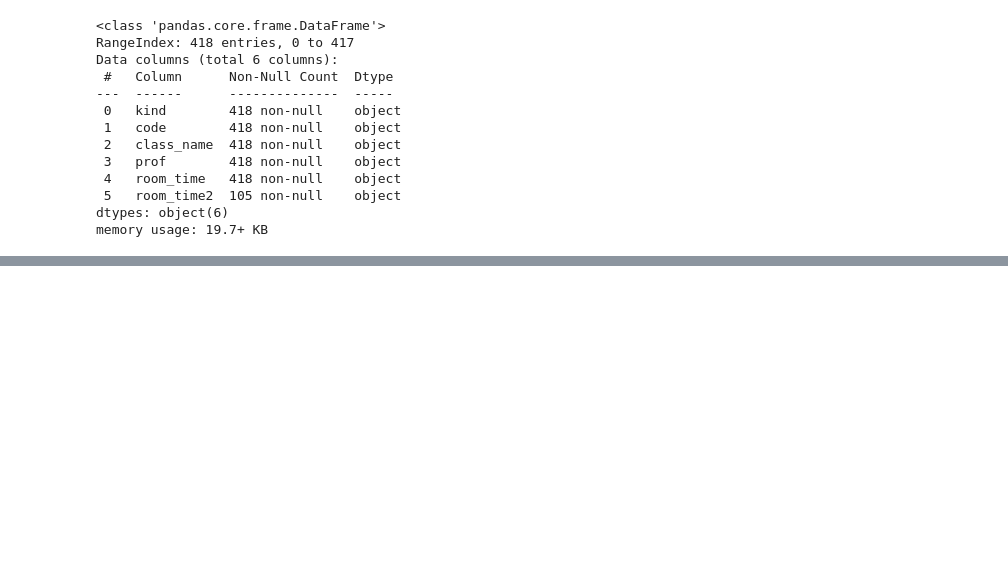
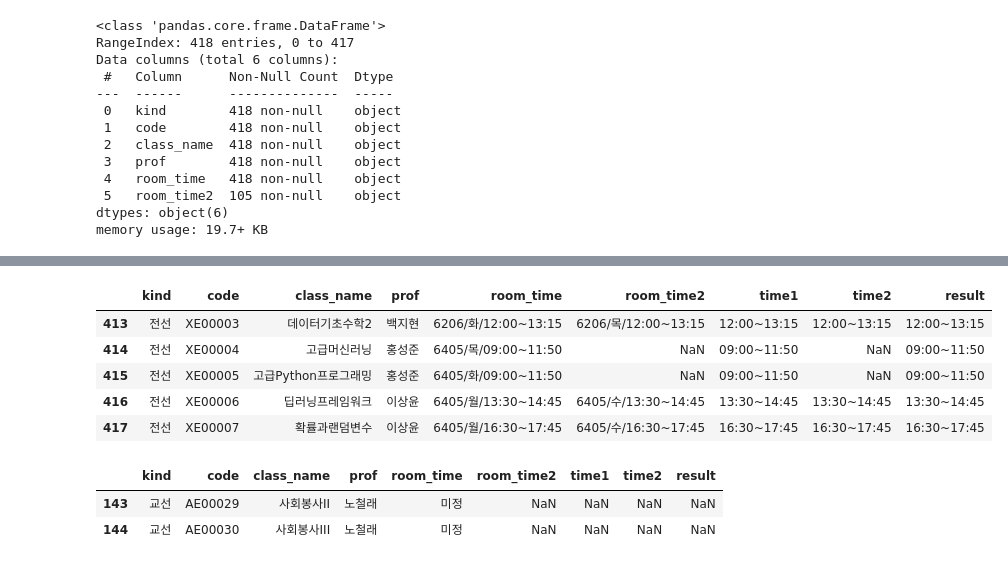
Before and after one commit to sujeengim/MapinSkhu-Data, a Jupyter notebook: second-try/data2.ipynb, the cells around one changed output, grey strips where cells are left out. Drawn from its saved outputs; the diff is of its cells as text; code cells hidden in the pictures; blank space fills up the shorter version.

```diff
--- a/second-try/data2.ipynb
+++ b/second-try/data2.ipynb
@@ -213,3 +208,10 @@ Data columns (total 6 columns):
  5   room_time2  105 non-null    object
 dtypes: object(6)
 memory usage: 19.7+ KB
+# %%
+## date1&date2 time 파생변수 생성
+
+df = data.copy(deep=True)
+
+df['time1'] = df.room_time.str.split('/').str[2]
+df['time2'] = df.room_time2.str.split('/').str[2]
@@ -215,0 +227,24 @@ memory usage: 19.7+ KB
+# %%
+## time1&time2가 nan이 아닌데 time1!=time2인 데이터는 nan으로 result에 저장
+
+df['result'] = np.where(
+    (pd.notna((df['time2'])) & (df['time1'] != df['time2']) & (pd.notna(df['time1']))),
+    np.nan,
+    df['time1']
+)
+# %%
+df.tail()
+# %% [output]
+|  | kind | code | class_name | prof | room_time | room_time2 | time1 | time2 | result |
+| 413 | 전선 | XE00003 | 데이터기초수학2 | 백지현 | 6206/화/12:00~13:15 | 6206/목/12:00~13:15 | 12:00~13:15 | 12:00~13:15 | 12:00~13:15 |
+| 414 | 전선 | XE00004 | 고급머신러닝 | 홍성준 | 6405/목/09:00~11:50 | NaN | 09:00~11:50 | NaN | 09:00~11:50 |
+| 415 | 전선 | XE00005 | 고급Python프로그래밍 | 홍성준 | 6405/화/09:00~11:50 | NaN | 09:00~11:50 | NaN | 09:00~11:50 |
+| 416 | 전선 | XE00006 | 딥러닝프레임워크 | 이상윤 | 6405/월/13:30~14:45 | 6405/수/13:30~14:45 | 13:30~14:45 | 13:30~14:45 | 13:30~14:45 |
+| 417 | 전선 | XE00007 | 확률과랜덤변수 | 이상윤 | 6405/월/16:30~17:45 | 6405/수/16:30~17:45 | 16:30~17:45 | 16:30~17:45 | 16:30~17:45 |
+# %%
+# time1 != time2 데이터 추출
+df[df.result.isna()]
+# %% [output]
+|  | kind | code | class_name | prof | room_time | room_time2 | time1 | time2 | result |
+| 143 | 교선 | AE00029 | 사회봉사II | 노철래 | 미정 | NaN | NaN | NaN | NaN |
+| 144 | 교선 | AE00030 | 사회봉사III | 노철래 | 미정 | NaN | NaN | NaN | NaN |
```
Also changed, not shown: parts of 23 cells of this notebook.
